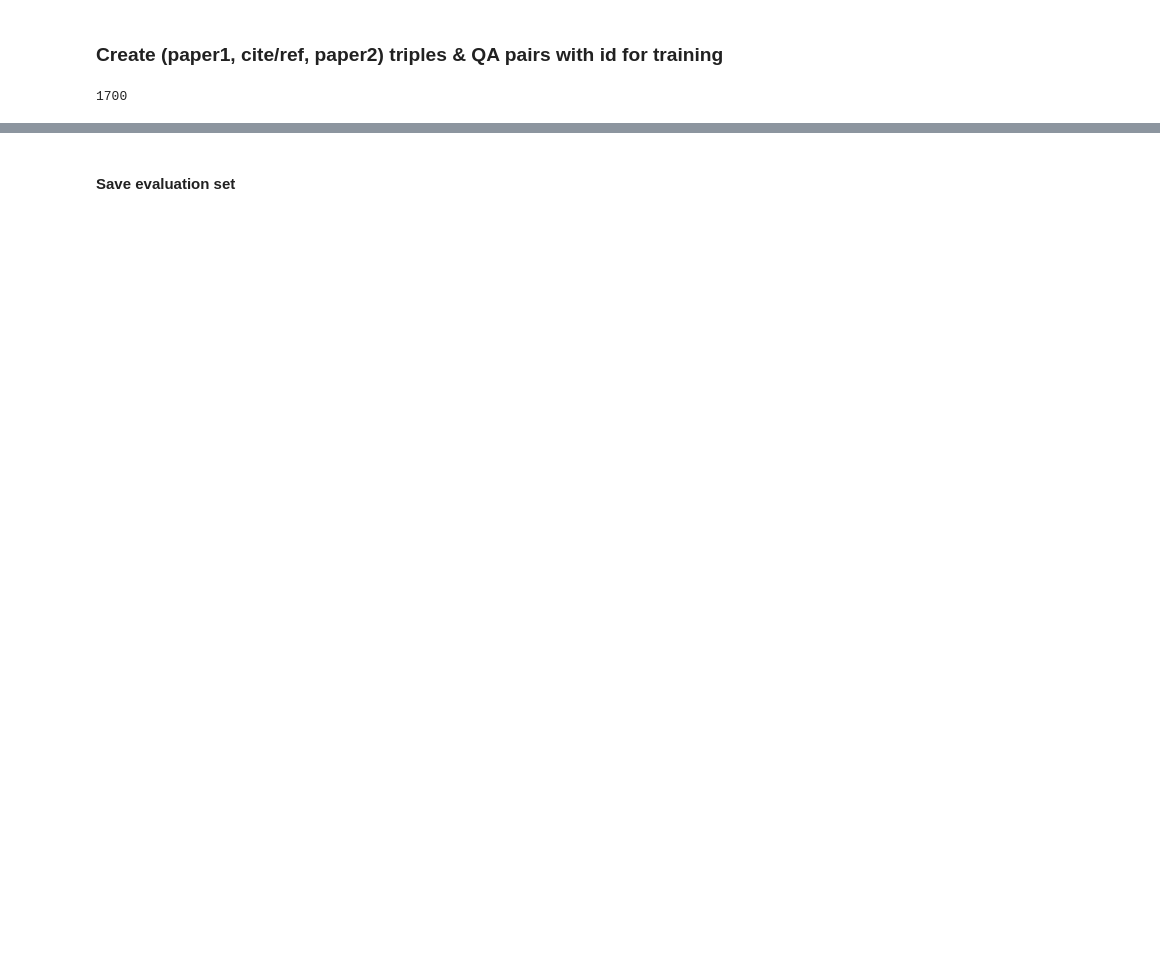
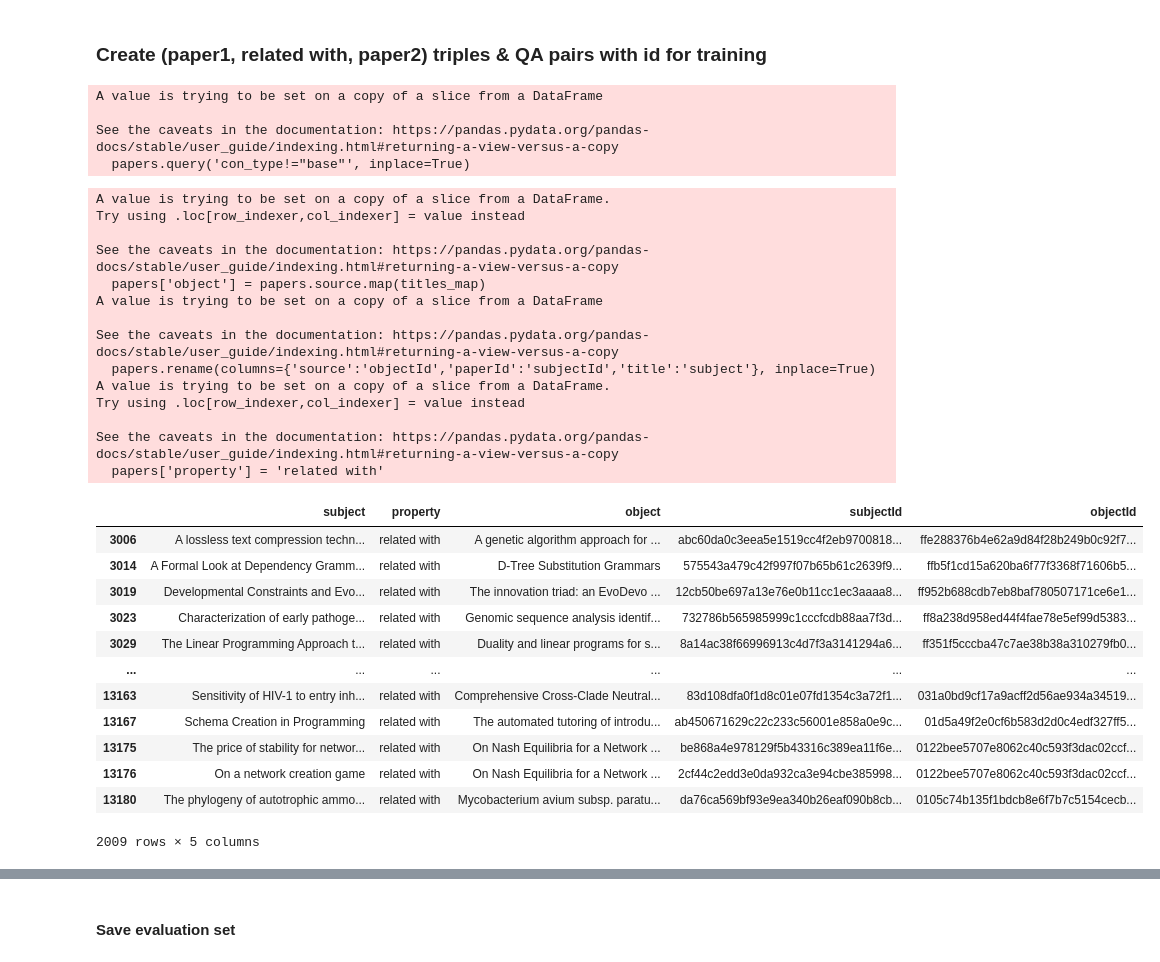
Before and after one commit to rulas99/mlt_project, a Jupyter notebook: data_processing.ipynb, the cells around one changed output, grey strips where cells are left out. Cells and saved outputs as stored; diff of their text form; code cells hidden in the pictures; blank space fills up the shorter version.

```diff
--- a/data_processing.ipynb
+++ b/data_processing.ipynb
@@ -50,18 +83,49 @@ pd.to_pickle(question_answer_pairs_authors, 'data/qa_subsets/qa_authors.pkl')
 # %% [markdown]
-### Create (paper1, cite/ref, paper2) triples & QA pairs with id for training
+### Create (paper1, related with, paper2) triples & QA pairs with id for training
 # %%
-papers = data[data.paperId.isin(authors.paperId)]
+papers = data[data.paperId.isin(authors.objectId.unique())]
 
 titles_map = {row.paperId:row.title for row in data.itertuples()}
 
-related_pubs = [(titles_map[row.paperId], 'relatedWith', titles_map[row.source], row.paperId)
-                for row in papers.itertuples() if row.con_type!='base']
-
-question_answer_pairs = [
-    (f'Which paper is cited or referenced in the paper titled "{triple[0]}"?', triple[2], triple[3])
-    for triple in related_pubs
-]
-
-len(question_answer_pairs)
+papers.query('con_type!="base"', inplace=True)
 # %% [output]
-1700
+A value is trying to be set on a copy of a slice from a DataFrame
+
+See the caveats in the documentation: https://pandas.pydata.org/pandas-docs/stable/user_guide/indexing.html#returning-a-view-versus-a-copy
+  papers.query('con_type!="base"', inplace=True)
+# %%
+papers['object'] = papers.source.map(titles_map)
+
+papers.rename(columns={'source':'objectId','paperId':'subjectId','title':'subject'}, inplace=True)
+papers['property'] = 'related with'
+
+papers = papers[['subject','property','object','subjectId','objectId']]
+papers
+# %% [output]
+A value is trying to be set on a copy of a slice from a DataFrame.
+Try using .loc[row_indexer,col_indexer] = value instead
+
+See the caveats in the documentation: https://pandas.pydata.org/pandas-docs/stable/user_guide/indexing.html#returning-a-view-versus-a-copy
+  papers['object'] = papers.source.map(titles_map)
+A value is trying to be set on a copy of a slice from a DataFrame
+
+See the caveats in the documentation: https://pandas.pydata.org/pandas-docs/stable/user_guide/indexing.html#returning-a-view-versus-a-copy
+  papers.rename(columns={'source':'objectId','paperId':'subjectId','title':'subject'}, inplace=True)
+A value is trying to be set on a copy of a slice from a DataFrame.
+Try using .loc[row_indexer,col_indexer] = value instead
+
+See the caveats in the documentation: https://pandas.pydata.org/pandas-docs/stable/user_guide/indexing.html#returning-a-view-versus-a-copy
+  papers['property'] = 'related with'
+|  | subject | property | object | subjectId | objectId |
+| 3006 | A lossless text compression techn... | related with | A genetic algorithm approach for ... | abc60da0c3eea5e1519cc4f2eb9700818... | ffe288376b4e62a9d84f28b249b0c92f7... |
+| 3014 | A Formal Look at Dependency Gramm... | related with | D-Tree Substitution Grammars | 575543a479c42f997f07b65b61c2639f9... | ffb5f1cd15a620ba6f77f3368f71606b5... |
+| 3019 | Developmental Constraints and Evo... | related with | The innovation triad: an EvoDevo ... | 12cb50be697a13e76e0b11cc1ec3aaaa8... | ff952b688cdb7eb8baf780507171ce6e1... |
+| 3023 | Characterization of early pathoge... | related with | Genomic sequence analysis identif... | 732786b565985999c1cccfcdb88aa7f3d... | ff8a238d958ed44f4fae78e5ef99d5383... |
+| 3029 | The Linear Programming Approach t... | related with | Duality and linear programs for s... | 8a14ac38f66996913c4d7f3a3141294a6... | ff351f5cccba47c7ae38b38a310279fb0... |
+| ... | ... | ... | ... | ... | ... |
+| 13163 | Sensitivity of HIV-1 to entry inh... | related with | Comprehensive Cross-Clade Neutral... | 83d108dfa0f1d8c01e07fd1354c3a72f1... | 031a0bd9cf17a9acff2d56ae934a34519... |
+| 13167 | Schema Creation in Programming | related with | The automated tutoring of introdu... | ab450671629c22c233c56001e858a0e9c... | 01d5a49f2e0cf6b583d2d0c4edf327ff5... |
+| 13175 | The price of stability for networ... | related with | On Nash Equilibria for a Network ... | be868a4e978129f5b43316c389ea11f6e... | 0122bee5707e8062c40c593f3dac02ccf... |
+| 13176 | On a network creation game | related with | On Nash Equilibria for a Network ... | 2cf44c2edd3e0da932ca3e94cbe385998... | 0122bee5707e8062c40c593f3dac02ccf... |
+| 13180 | The phylogeny of autotrophic ammo... | related with | Mycobacterium avium subsp. paratu... | da76ca569bf93e9ea340b26eaf090b8cb... | 0105c74b135f1bdcb8e6f7b7c5154cecb... |
+2009 rows × 5 columns
```
Also changed, not shown: parts of 38 cells of this notebook, 11 other files.
